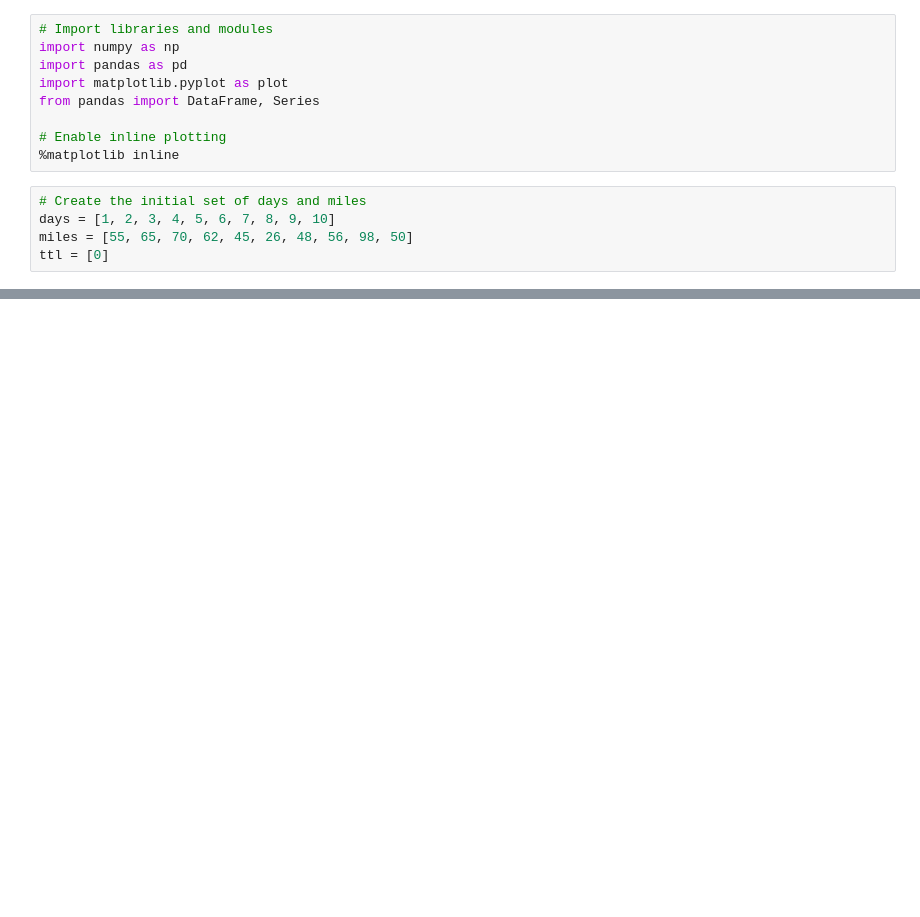
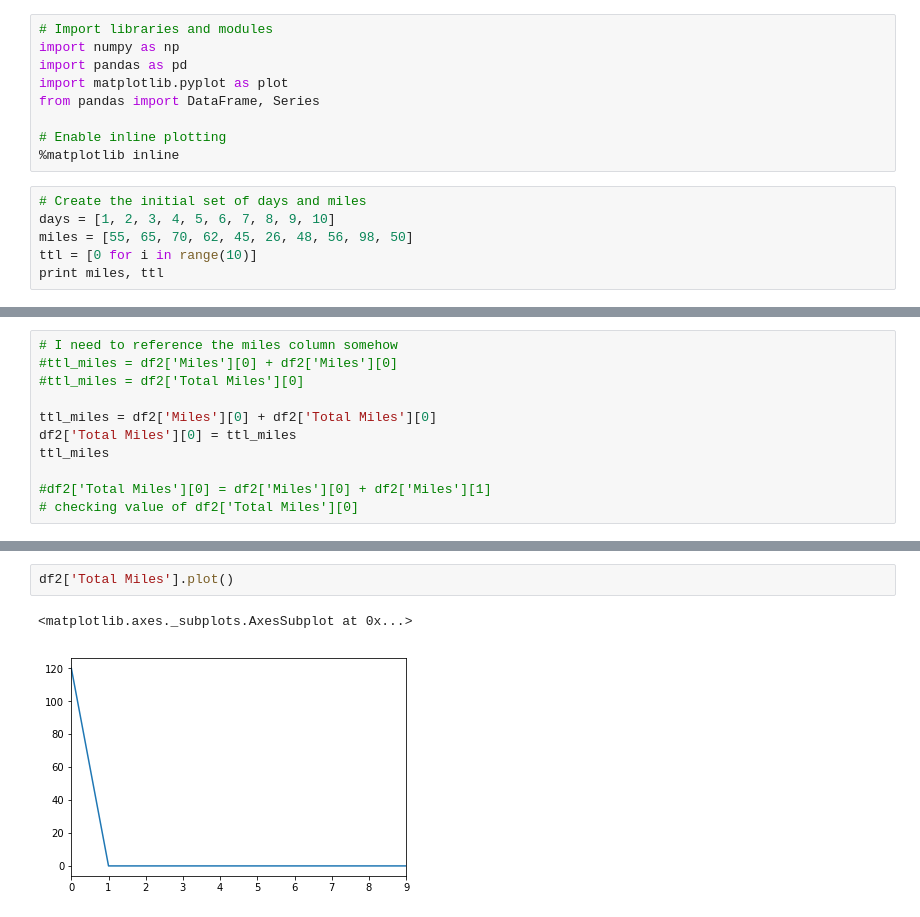
Before and after one commit to neal-rogers/IS362, a Jupyter notebook: week-3/nealrogers-assignment-wk3.ipynb, the cells around one changed output, grey strips where cells are left out. Drawn from its saved outputs; the diff is of its cells as text; blank space fills up the shorter version.

```diff
--- a/week-3/nealrogers-assignment-wk3.ipynb
+++ b/week-3/nealrogers-assignment-wk3.ipynb
@@ -11,4 +11,5 @@ from pandas import DataFrame, Series
 # Create the initial set of days and miles
 days = [1, 2, 3, 4, 5, 6, 7, 8, 9, 10]
 miles = [55, 65, 70, 62, 45, 26, 48, 56, 98, 50]
-ttl = [0]
+ttl = [0 for i in range(10)]
+print miles, ttl
@@ -64,0 +78,11 @@ Name: Miles, dtype: int64
+# %%
+# I need to reference the miles column somehow
+#ttl_miles = df2['Miles'][0] + df2['Miles'][0]
+#ttl_miles = df2['Total Miles'][0]
+
+ttl_miles = df2['Miles'][0] + df2['Total Miles'][0]
+df2['Total Miles'][0] = ttl_miles
+ttl_miles
+
+#df2['Total Miles'][0] = df2['Miles'][0] + df2['Miles'][1]
+# checking value of df2['Total Miles'][0]
@@ -96,0 +140,5 @@ len(df['Miles'])
+# %%
+df2['Total Miles'].plot()
+# %% [output]
+<matplotlib.axes._subplots.AxesSubplot at 0x...>
+[figure, added]
```
Also changed, not shown: parts of 15 cells of this notebook.
